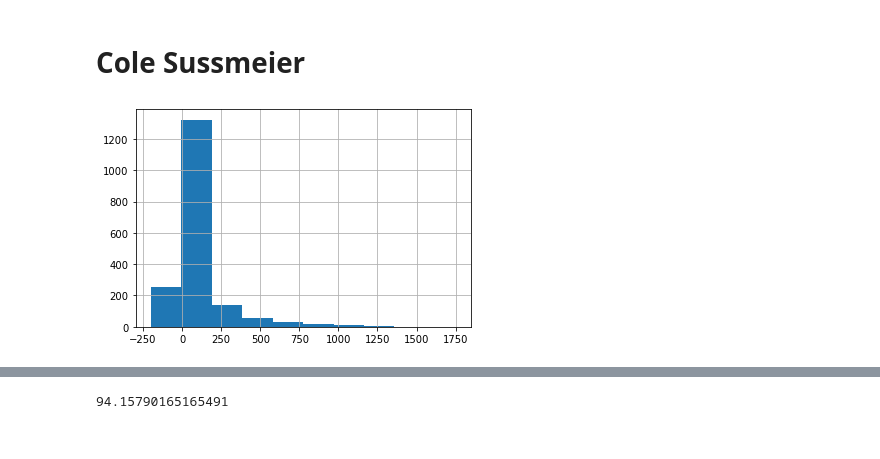
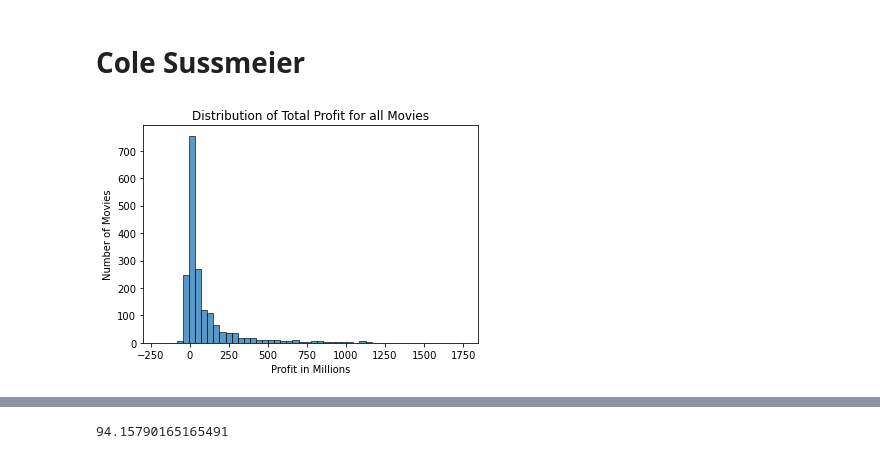
Before and after one commit to mrodberg/Pod1Capstone, a Jupyter notebook: Primary Notebook.ipynb, the cells around one changed output, grey strips where cells are left out. Saved outputs shown, nothing was run; the diff lists cells and outputs as text; code cells hidden in the pictures.

```diff
--- a/Primary Notebook.ipynb
+++ b/Primary Notebook.ipynb
@@ -78,7 +71,10 @@ genre_ratings_budget.head()
 # %%
 # create profit column
 genre_ratings_budget['profit_in_millions'] = genre_ratings_budget['worldwide_gross_in_millions'] - genre_ratings_budget['production_budget_in_millions']
-# %%
-genre_ratings_budget['profit_in_millions'].round().hist();
-# %% [output]
-[figure, removed]
+# %%
+plt.title("Distribution of Total Profit for all Movies")
+plt.xlabel("Profit in Millions")
+plt.ylabel("Number of Movies")
+sns.histplot(genre_ratings_budget['profit_in_millions'], bins=50);
+# %% [output]
+[figure, added]
```
Also changed, not shown: parts of 13 cells of this notebook.
